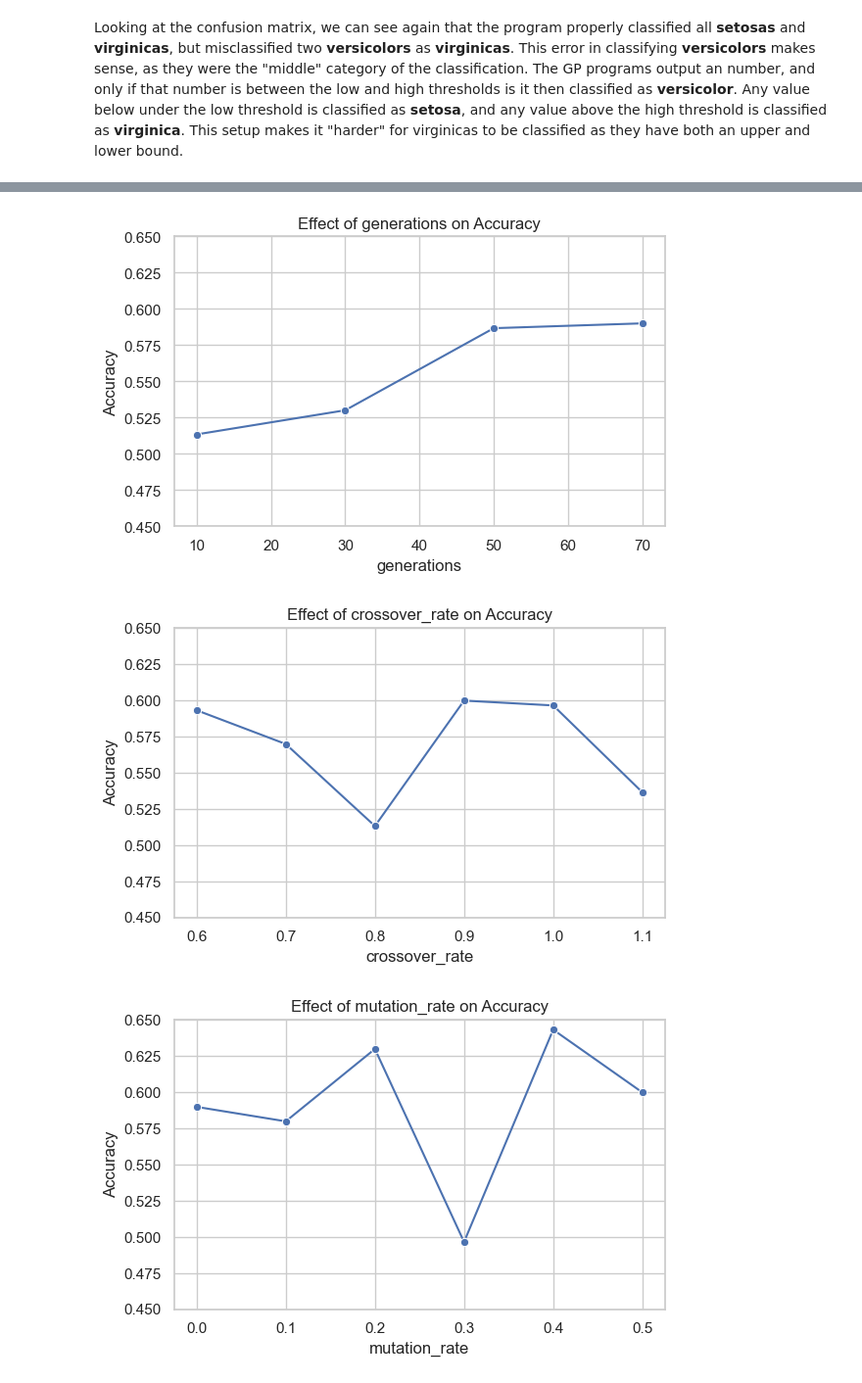
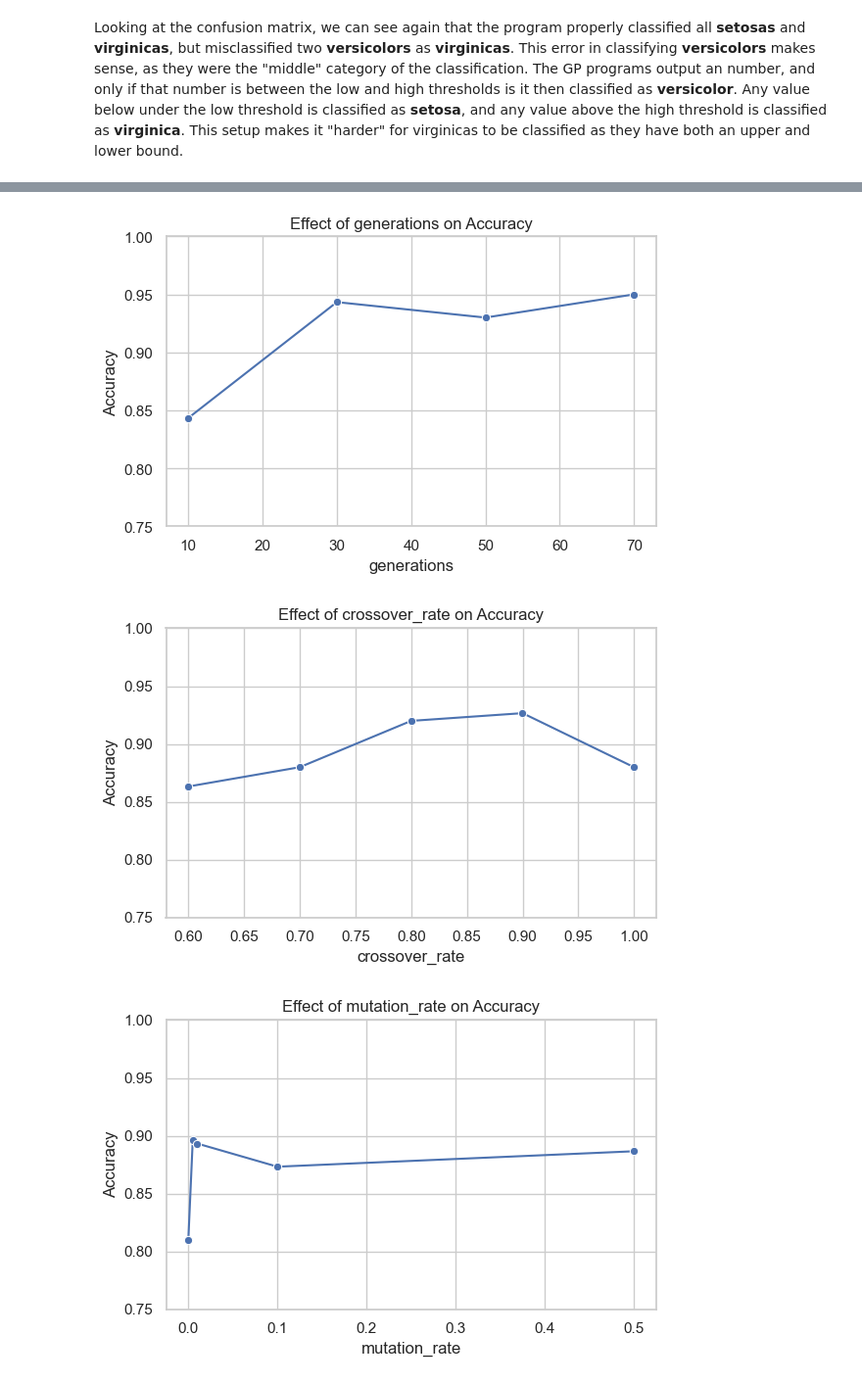
Before and after one commit to olincollege/genetic-programming, a Jupyter notebook: src/main.ipynb, the cells around one changed output, grey strips where cells are left out. Shown at 98% size. Saved outputs shown, nothing was run; the diff lists cells and outputs as text; code cells hidden in the pictures.

Commit message:
update main nodebook with new param sweep results

```diff
--- a/src/main.ipynb
+++ b/src/main.ipynb
@@ -137,9 +152,9 @@ These parameter sweeps take about 30 minutes to run, so the results are saved an
 # %%
 param_grid = {
-    "population_size": np.arange(20, 101, 20),  # 4:30
-    "generations": np.arange(10, 71, 20),  # 8:00
-    "crossover_rate": np.arange(0.6, 1.01, 0.1),  # 4:30
-    "mutation_rate": np.arange(0, 0.51, 0.1),  # 5:30
-    "champion_survival_percentage": np.arange(0, 0.51, 0.1),  # 4:00
-    "max_depth": np.arange(1, 4.1, 1),  # 3:00
+    "population_size": np.arange(20, 101, 20),
+    "generations": np.arange(10, 71, 20),
+    "crossover_rate": np.arange(0.6, 1.01, 0.1),
+    "mutation_rate": [0, 0.005, 0.01, 0.5, 0.1],
+    "champion_survival_percentage": np.arange(0, 0.51, 0.1),
+    "max_depth": np.arange(1, 4.1, 1),
 }
@@ -152,4 +168,4 @@ param_grid = {
 # %%
-sweep_results_df = pd.read_csv("../results/param_sweep.csv")
+sweep_results_df = ParameterSweep.load_from_csv("../results", param_grid)
 ParameterSweep.plot_paramter_sweep_results(param_grid, sweep_results_df)
 # %% [output]
@@ -157,3 +173,3 @@ ParameterSweep.plot_paramter_sweep_results(param_grid, sweep_results_df)
-[figure, old version]
+[figure, new version]
-[figure, old version]
+[figure, new version]
-[figure, old version]
+[figure, new version]
```
Also changed, not shown: parts of 8 cells of this notebook.
